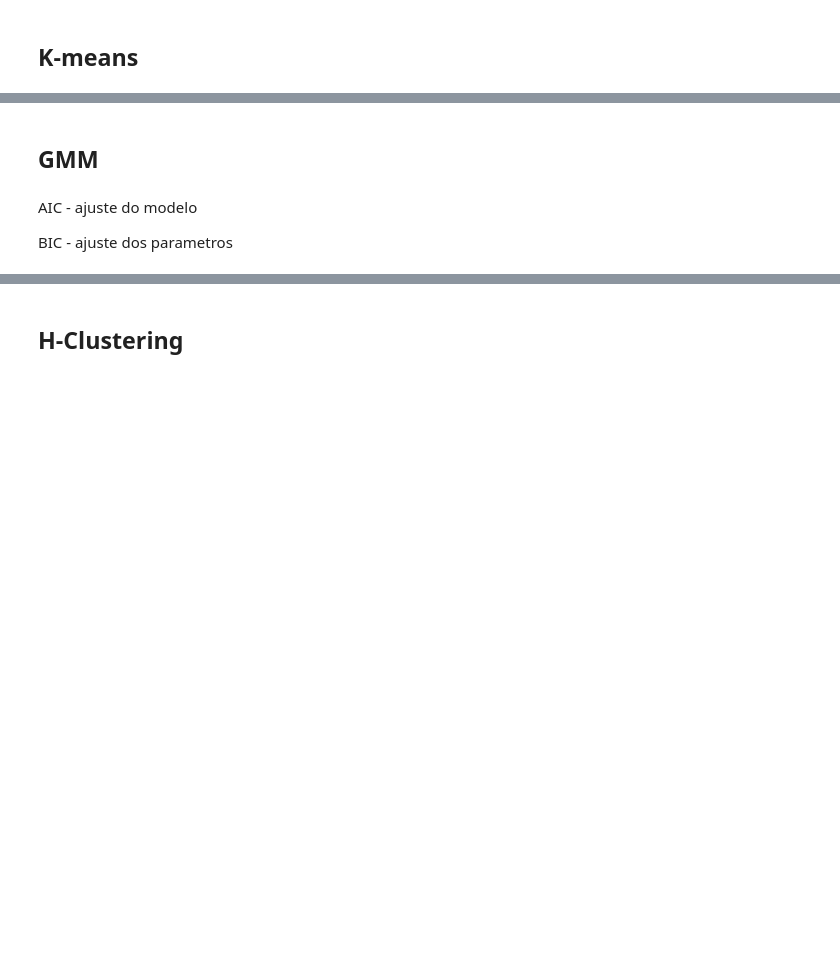
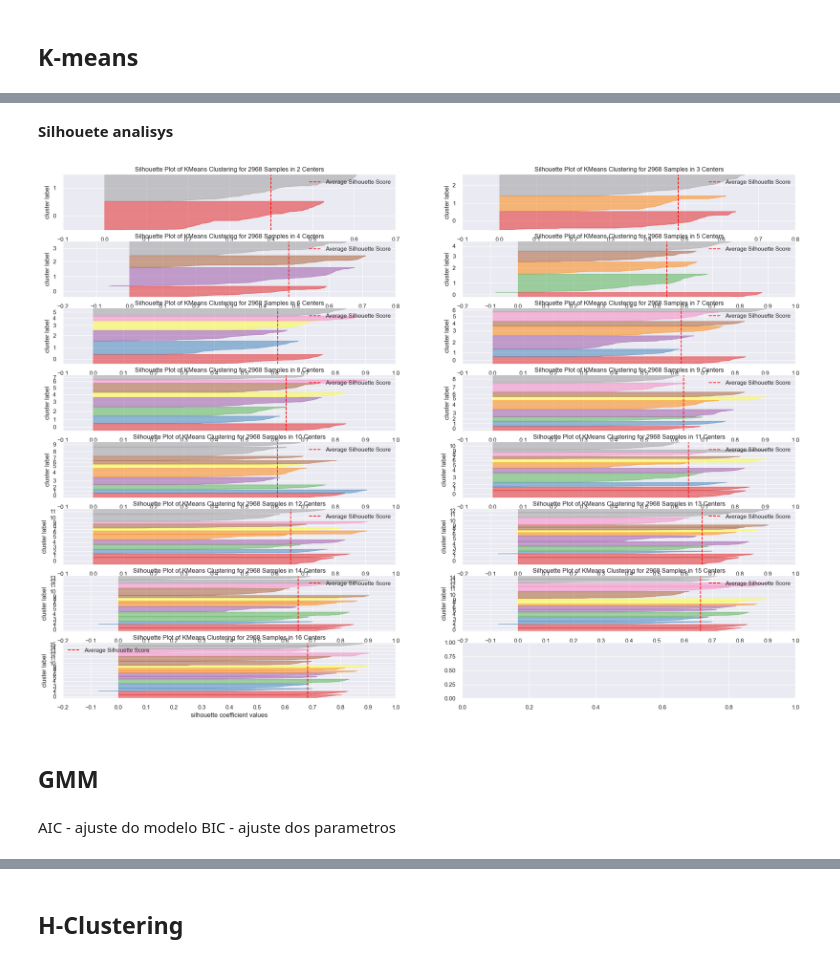
Before and after one commit to lavinomenezes/insiders_loyalty_program, a Jupyter notebook: notebooks/insider_clustering_v07_RESULTS.ipynb, the cells around one changed output, grey strips where cells are left out. Cells and saved outputs as stored; diff of their text form; code cells hidden in the pictures; blank space fills up the shorter version.

```diff
--- a/notebooks/insider_clustering_v07_RESULTS.ipynb
+++ b/notebooks/insider_clustering_v07_RESULTS.ipynb
@@ -821,6 +901,7 @@ X.head()
 # %%
 #clusters = [2,3,4,5,6,7]
-clusters = np.arange(2,31,1)
+#clusters = np.arange(2,31,1)
+clusters = np.arange(2,17,1)
 # %% [markdown]
 ## K-means
 # %%
@@ -845,2 +955,15 @@ plt.title('SS vs K');
+# %% [markdown]
+**Silhouete analisys**
+# %%
+fig, ax = plt.subplots(8,2,figsize=(25,18))
+#k=2
+for k in clusters:
+    km = c.KMeans(n_clusters=k,init='random',n_init=10, max_iter=100,random_state=42)
+    l,i = divmod(k,2)
+    visualizer = SilhouetteVisualizer(km, color='yellowbrick',ax=ax[l-1][i])
+    visualizer.fit(X)
+    visualizer.finalize()
+# %% [output]
+[figure, added]
 # %% [markdown]
 ## GMM
@@ -849,5 +970,4 @@ from sklearn import  mixture as mx
-# %% [markdown]
-AIC - ajuste do modelo
-
-BIC - ajuste dos parametros
+# %% [markdown]
+AIC - ajuste do modelo
+BIC - ajuste dos parametros
 # %%
```
Also changed, not shown: parts of 87 cells of this notebook, 10 other files.
